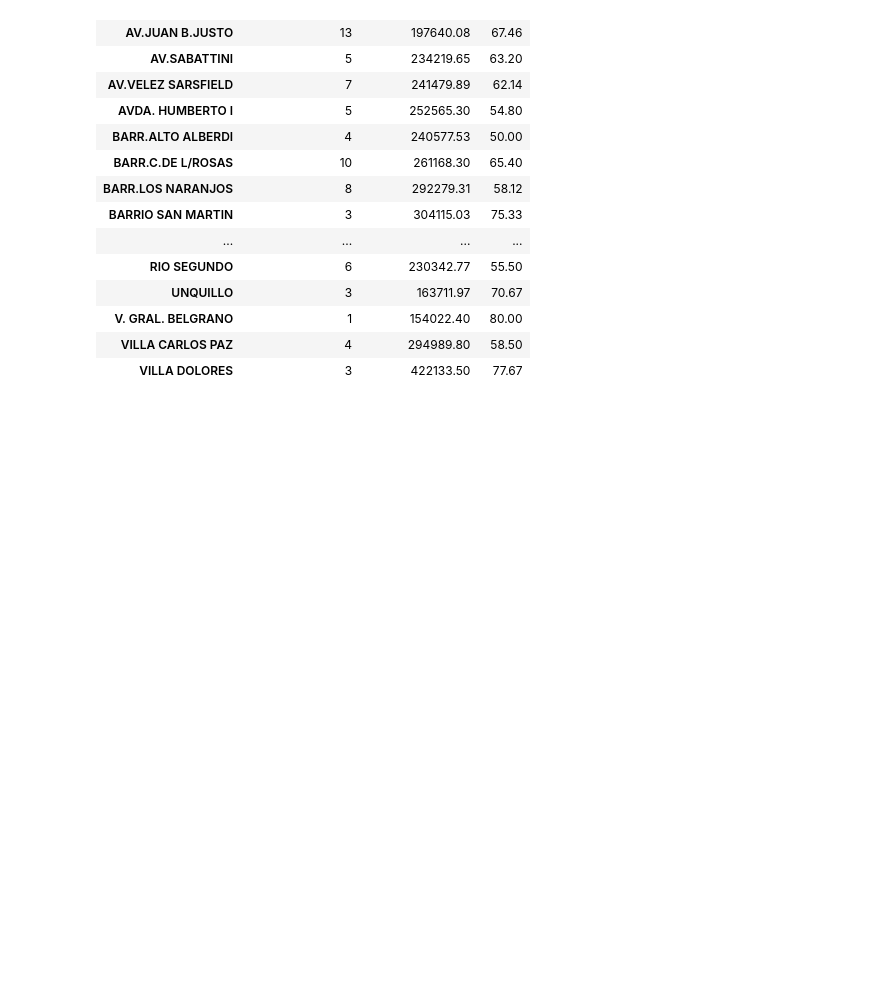
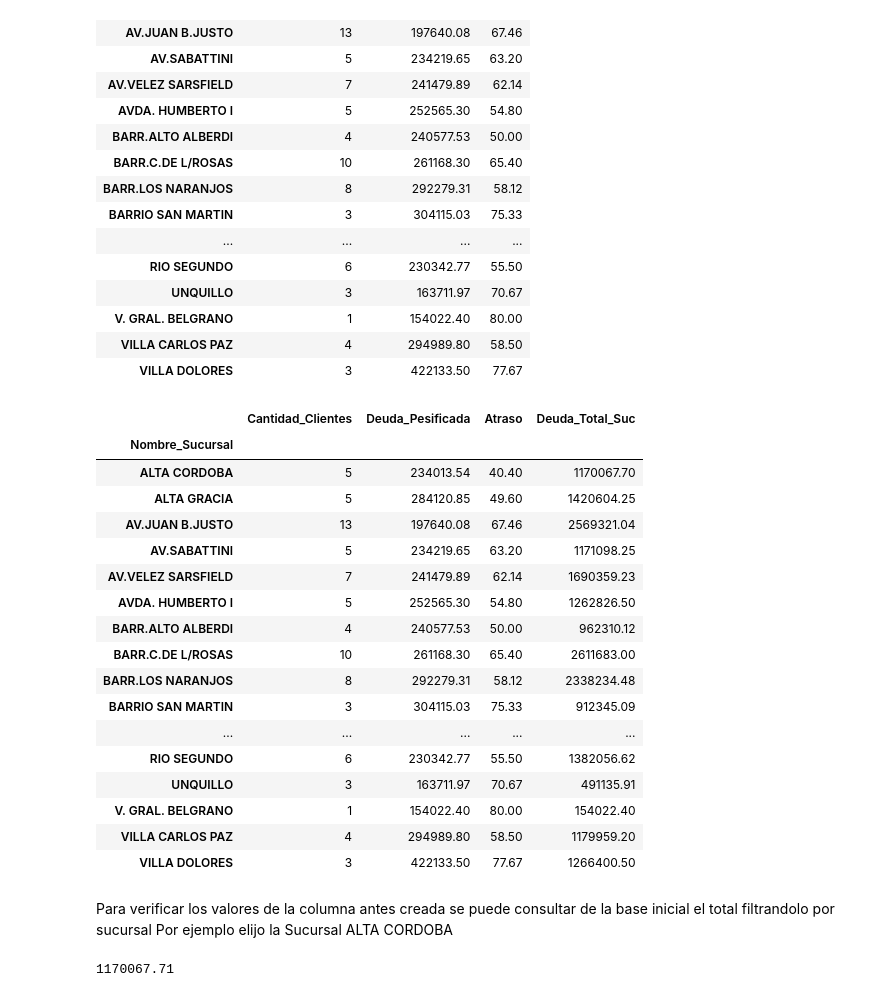
Before and after one commit to agustingonz/Analisis-Mora-Banco-Nacion, a Jupyter notebook: Analisis Mora Bna.ipynb, the cells around one changed output. Cells and saved outputs as stored; diff of their text form; code cells hidden in the pictures; blank space fills up the shorter version.

```diff
--- a/Analisis Mora Bna.ipynb
+++ b/Analisis Mora Bna.ipynb
@@ -228,3 +228,32 @@ df_def
 | V. GRAL. BELGRANO | 1 | 154022.40 | 80.00 |
 | VILLA CARLOS PAZ | 4 | 294989.80 | 58.50 |
 | VILLA DOLORES | 3 | 422133.50 | 77.67 |
+# %%
+df_def['Deuda_Total_Suc']=round(df_def['Deuda_Pesificada']*df_def['Cantidad_Clientes'],2)
+df_def
+# %% [output]
+|  | Cantidad_Clientes | Deuda_Pesificada | Atraso | Deuda_Total_Suc |
+| Nombre_Sucursal |  |  |  |  |
+| ALTA CORDOBA | 5 | 234013.54 | 40.40 | 1170067.70 |
+| ALTA GRACIA | 5 | 284120.85 | 49.60 | 1420604.25 |
+| AV.JUAN B.JUSTO | 13 | 197640.08 | 67.46 | 2569321.04 |
+| AV.SABATTINI | 5 | 234219.65 | 63.20 | 1171098.25 |
+| AV.VELEZ SARSFIELD | 7 | 241479.89 | 62.14 | 1690359.23 |
+| AVDA. HUMBERTO I | 5 | 252565.30 | 54.80 | 1262826.50 |
+| BARR.ALTO ALBERDI | 4 | 240577.53 | 50.00 | 962310.12 |
+| BARR.C.DE L/ROSAS | 10 | 261168.30 | 65.40 | 2611683.00 |
+| BARR.LOS NARANJOS | 8 | 292279.31 | 58.12 | 2338234.48 |
+| BARRIO SAN MARTIN | 3 | 304115.03 | 75.33 | 912345.09 |
+| ... | ... | ... | ... | ... |
+| RIO SEGUNDO | 6 | 230342.77 | 55.50 | 1382056.62 |
+| UNQUILLO | 3 | 163711.97 | 70.67 | 491135.91 |
+| V. GRAL. BELGRANO | 1 | 154022.40 | 80.00 | 154022.40 |
+| VILLA CARLOS PAZ | 4 | 294989.80 | 58.50 | 1179959.20 |
+| VILLA DOLORES | 3 | 422133.50 | 77.67 | 1266400.50 |
+# %% [markdown]
+Para verificar los valores de la columna antes creada se puede consultar de la base inicial el total filtrandolo por sucursal
+Por ejemplo elijo la Sucursal ALTA CORDOBA
+# %%
+df[df['Nombre_Sucursal']=='ALTA CORDOBA'].Deuda_Pesificada.sum()
+# %% [output]
+1170067.71
```
